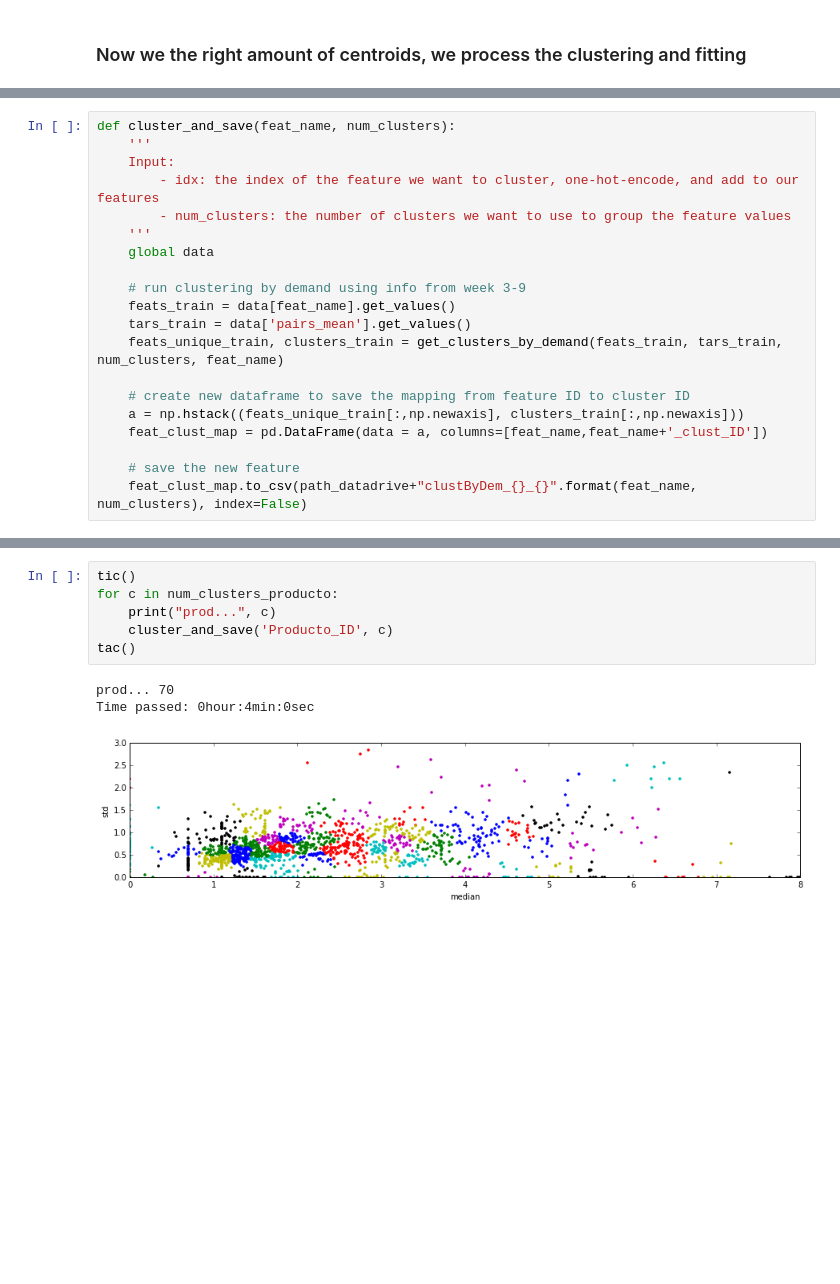
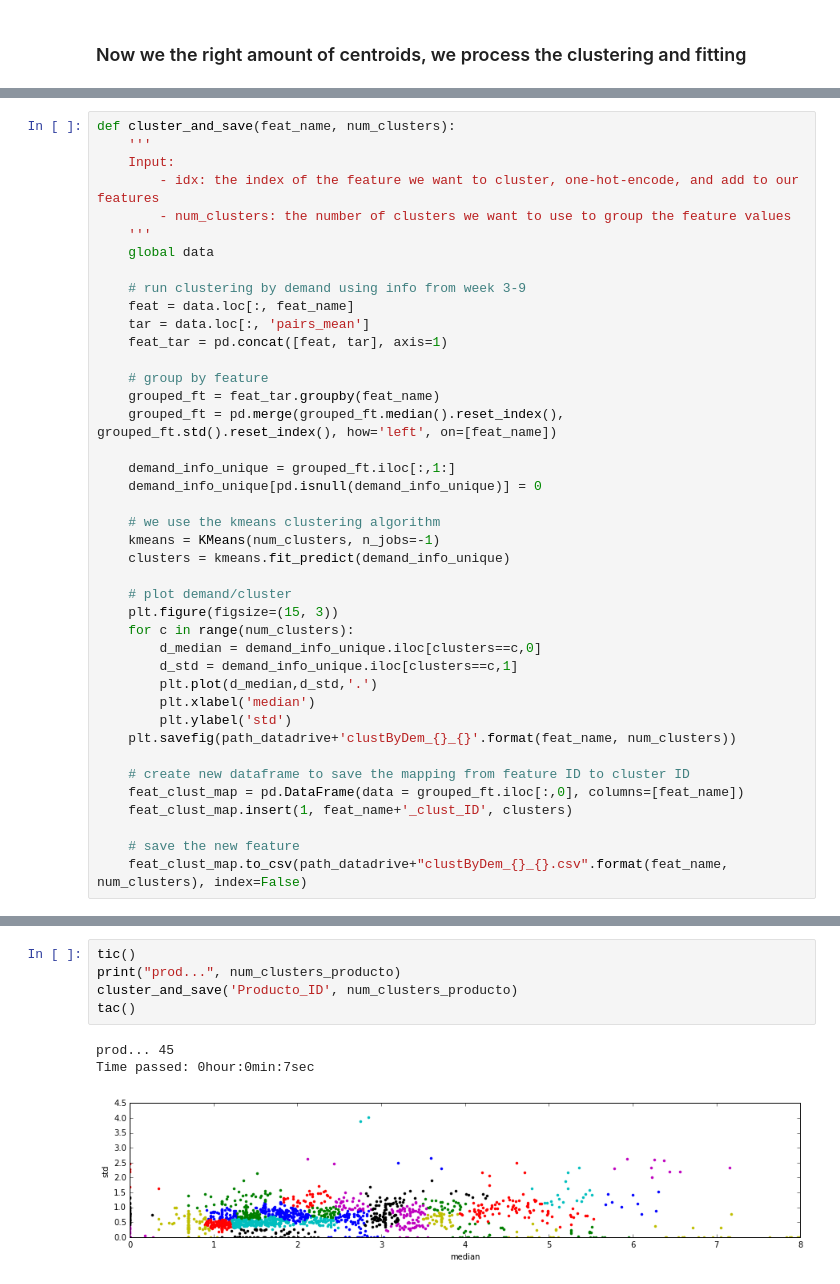
Before and after one commit to pablomarin/kaggle-bimbo, a Jupyter notebook: Clusters_by_Demand.ipynb, the cells around one changed output, grey strips where cells are left out. Saved outputs shown, nothing was run; the diff lists cells and outputs as text; blank space fills up the shorter version.

Commit message:
added the clustering logic to feature eng notebook

```diff
--- a/Clusters_by_Demand.ipynb
+++ b/Clusters_by_Demand.ipynb
@@ -237,15 +192,36 @@ def cluster_and_save(feat_name, num_clusters):
     global data
 
     # run clustering by demand using info from week 3-9
-    feats_train = data[feat_name].get_values()
-    tars_train = data['pairs_mean'].get_values()
-    feats_unique_train, clusters_train = get_clusters_by_demand(feats_train, tars_train, num_clusters, feat_name)
+    feat = data.loc[:, feat_name]
+    tar = data.loc[:, 'pairs_mean']
+    feat_tar = pd.concat([feat, tar], axis=1)
+
+    # group by feature
+    grouped_ft = feat_tar.groupby(feat_name)
+    grouped_ft = pd.merge(grouped_ft.median().reset_index(), grouped_ft.std().reset_index(), how='left', on=[feat_name])
+
+    demand_info_unique = grouped_ft.iloc[:,1:]
+    demand_info_unique[pd.isnull(demand_info_unique)] = 0
+
+    # we use the kmeans clustering algorithm
+    kmeans = KMeans(num_clusters, n_jobs=-1)
+    clusters = kmeans.fit_predict(demand_info_unique)
+
+    # plot demand/cluster
+    plt.figure(figsize=(15, 3))
+    for c in range(num_clusters):
+        d_median = demand_info_unique.iloc[clusters==c,0]
+        d_std = demand_info_unique.iloc[clusters==c,1]
+        plt.plot(d_median,d_std,'.')
+        plt.xlabel('median')
+        plt.ylabel('std')
+    plt.savefig(path_datadrive+'clustByDem_{}_{}'.format(feat_name, num_clusters))
 
     # create new dataframe to save the mapping from feature ID to cluster ID
-    a = np.hstack((feats_unique_train[:,np.newaxis], clusters_train[:,np.newaxis]))
-    feat_clust_map = pd.DataFrame(data = a, columns=[feat_name,feat_name+'_clust_ID'])
+    feat_clust_map = pd.DataFrame(data = grouped_ft.iloc[:,0], columns=[feat_name])
+    feat_clust_map.insert(1, feat_name+'_clust_ID', clusters)
 
     # save the new feature
-    feat_clust_map.to_csv(path_datadrive+"clustByDem_{}_{}".format(feat_name, num_clusters), index=False)
+    feat_clust_map.to_csv(path_datadrive+"clustByDem_{}_{}.csv".format(feat_name, num_clusters), index=False)
 # %%
 tic()
@@ -268,12 +244,11 @@ ruta...  100
 # %%
 tic()
-for c in num_clusters_producto:
-    print("prod...", c)
-    cluster_and_save('Producto_ID', c)
+print("prod...", num_clusters_producto)
+cluster_and_save('Producto_ID', num_clusters_producto)
 tac()
 # %% [output]
-prod... 70
-Time passed: 0hour:4min:0sec
+prod... 45
+Time passed: 0hour:0min:7sec
-[figure, old version]
+[figure, new version]
 # %%
 tic()
```
Also changed, not shown: parts of 10 cells of this notebook, 2 other files.
